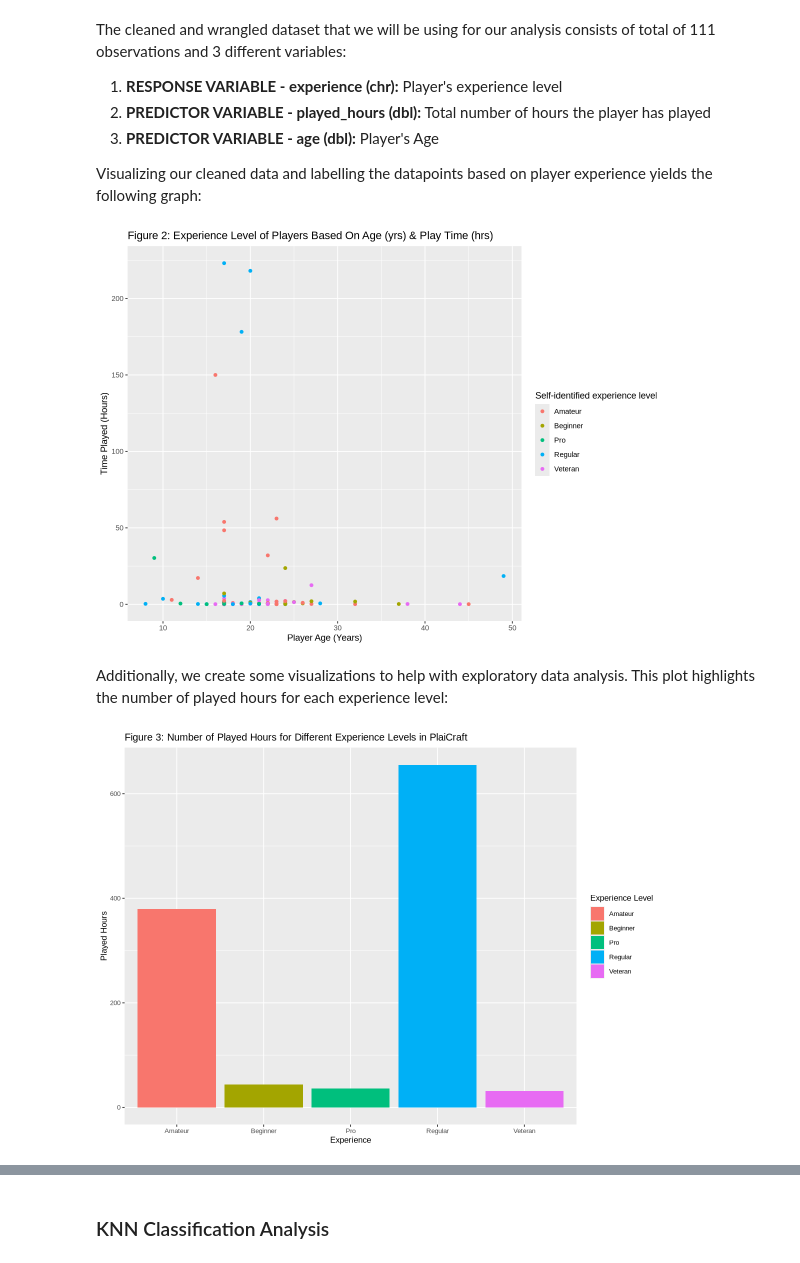
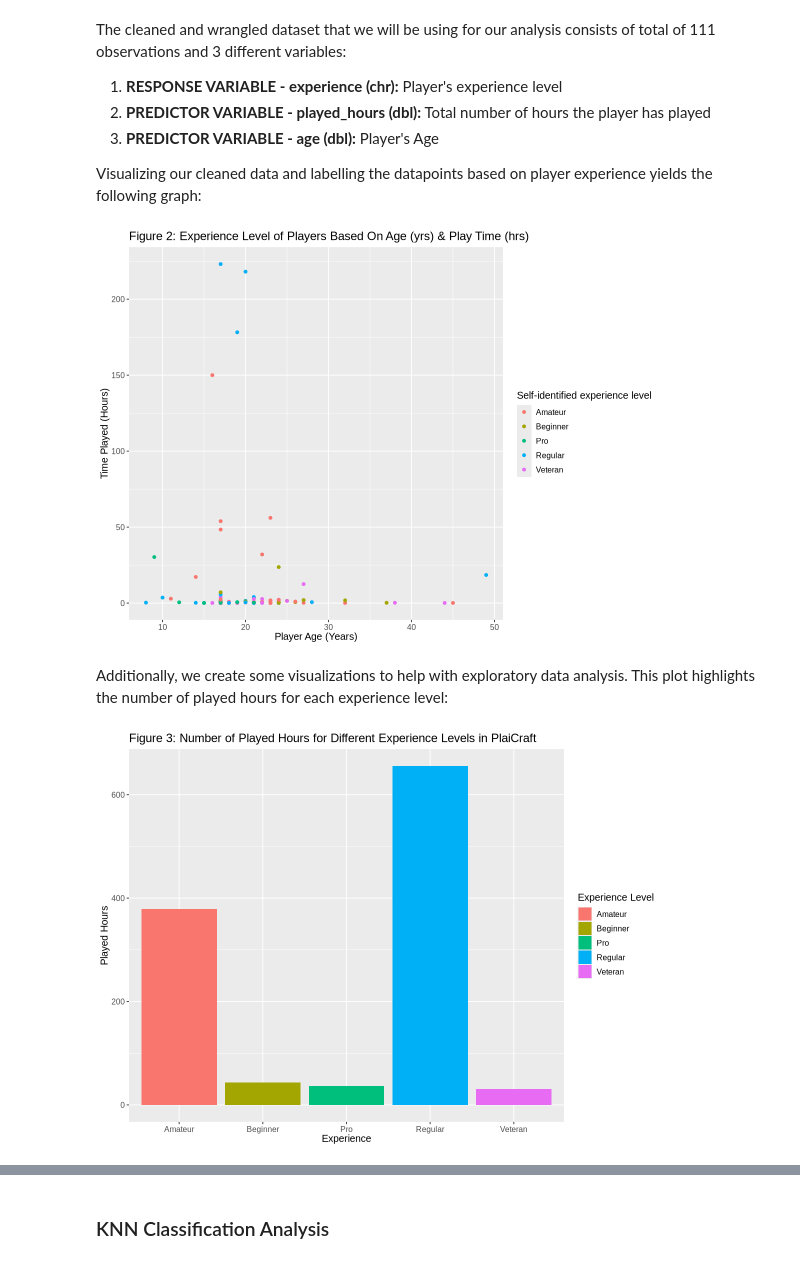
Before and after one commit to DaviddHuang/dsci100_project, a Jupyter notebook: final.ipynb, the cells around one changed output, grey strips where cells are left out. Drawn from its saved outputs; the diff is of its cells as text; code cells hidden in the pictures.

```diff
--- a/final.ipynb
+++ b/final.ipynb
@@ -95,19 +96,20 @@ players_plot <- players_filtered |>
             labs(x = "Player Age (Years)",
                  y = "Time Played (Hours)",
                  colour = "Self-identified experience level",
-                 title = "Figure 2: Experience Level of Players Based On Age (yrs) & Play Time (hrs)")
+                 title = "Figure 2: Experience Level of Players Based On Age (yrs) & Play Time (hrs)")+
+            theme(text = element_text(size = 12))
 players_plot
 # %% [output]
-[figure, old version]
+[figure, new version]
 # %% [markdown]
 Additionally, we create some visualizations to help with exploratory data analysis. This plot highlights the number of played hours for each experience level:
 # %%
 players_plot <- players_filtered |>
     ggplot(aes(x = experience, y = played_hours, fill = experience)) +
     geom_bar(stat = "identity") +
     labs(x = "Experience", y = "Played Hours", fill = "Experience Level") +
     ggtitle("Figure 3: Number of Played Hours for Different Experience Levels in PlaiCraft") +
-        theme(text = element_text(size = 10))
+        theme(text = element_text(size = 12))
 players_plot
 # %% [output]
-[figure, old version]
+[figure, new version]
```
Also changed, not shown: parts of 13 cells of this notebook.
